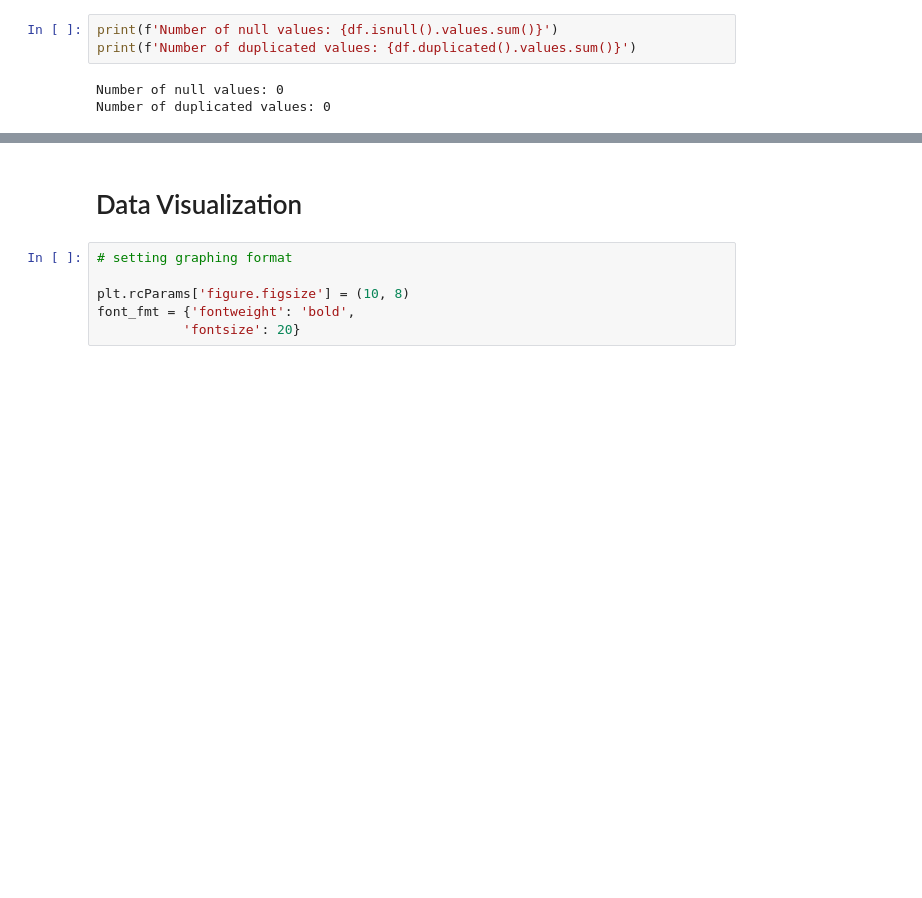
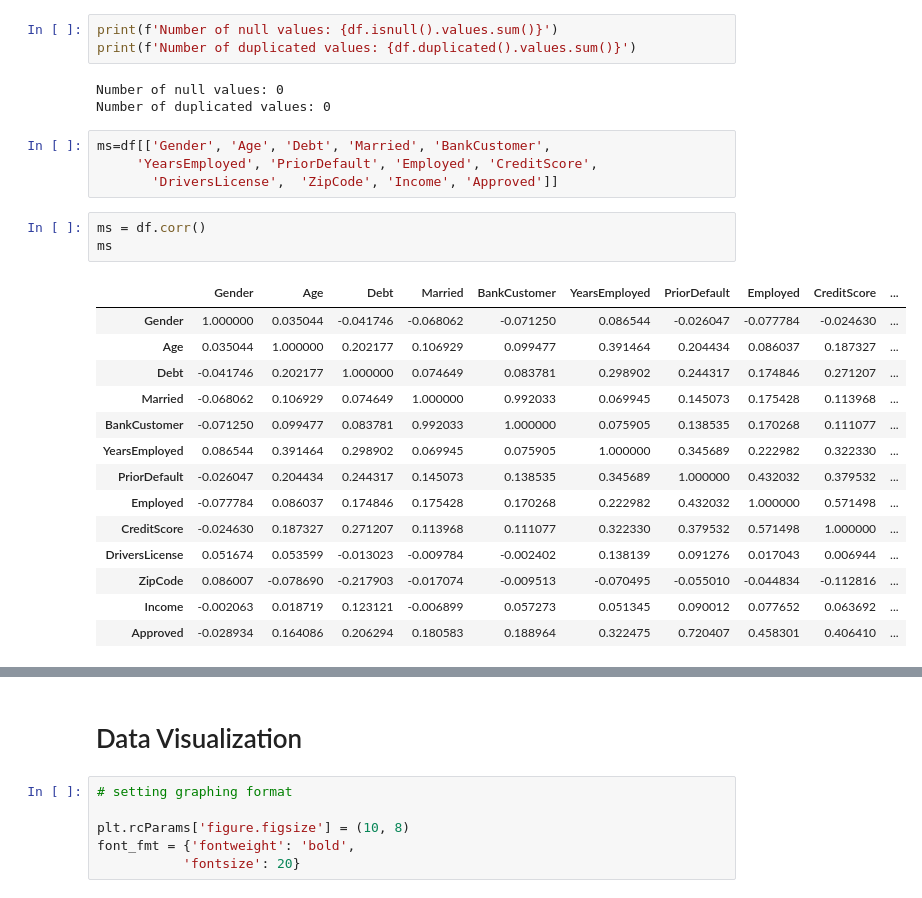
Before and after one commit to Jyotirmoy2/Creditcard_approval_prediction, a Jupyter notebook: final projct.ipynb, the cells around one changed output, grey strips where cells are left out. Drawn from its saved outputs; the diff is of its cells as text; blank space fills up the shorter version.

```diff
--- a/final projct.ipynb
+++ b/final projct.ipynb
@@ -108,3 +108,25 @@ print(f'Number of duplicated values: {df.duplicated().values.sum()}')
 # %% [output]
 Number of null values: 0
 Number of duplicated values: 0
+# %%
+ms=df[['Gender', 'Age', 'Debt', 'Married', 'BankCustomer',
+     'YearsEmployed', 'PriorDefault', 'Employed', 'CreditScore',
+       'DriversLicense',  'ZipCode', 'Income', 'Approved']]
+# %%
+ms = df.corr()
+ms
+# %% [output]
+|  | Gender | Age | Debt | Married | BankCustomer | YearsEmployed | PriorDefault | Employed | CreditScore | ... |
+| Gender | 1.000000 | 0.035044 | -0.041746 | -0.068062 | -0.071250 | 0.086544 | -0.026047 | -0.077784 | -0.024630 | ... |
+| Age | 0.035044 | 1.000000 | 0.202177 | 0.106929 | 0.099477 | 0.391464 | 0.204434 | 0.086037 | 0.187327 | ... |
+| Debt | -0.041746 | 0.202177 | 1.000000 | 0.074649 | 0.083781 | 0.298902 | 0.244317 | 0.174846 | 0.271207 | ... |
+| Married | -0.068062 | 0.106929 | 0.074649 | 1.000000 | 0.992033 | 0.069945 | 0.145073 | 0.175428 | 0.113968 | ... |
+| BankCustomer | -0.071250 | 0.099477 | 0.083781 | 0.992033 | 1.000000 | 0.075905 | 0.138535 | 0.170268 | 0.111077 | ... |
+| YearsEmployed | 0.086544 | 0.391464 | 0.298902 | 0.069945 | 0.075905 | 1.000000 | 0.345689 | 0.222982 | 0.322330 | ... |
+| PriorDefault | -0.026047 | 0.204434 | 0.244317 | 0.145073 | 0.138535 | 0.345689 | 1.000000 | 0.432032 | 0.379532 | ... |
+| Employed | -0.077784 | 0.086037 | 0.174846 | 0.175428 | 0.170268 | 0.222982 | 0.432032 | 1.000000 | 0.571498 | ... |
+| CreditScore | -0.024630 | 0.187327 | 0.271207 | 0.113968 | 0.111077 | 0.322330 | 0.379532 | 0.571498 | 1.000000 | ... |
+| DriversLicense | 0.051674 | 0.053599 | -0.013023 | -0.009784 | -0.002402 | 0.138139 | 0.091276 | 0.017043 | 0.006944 | ... |
+| ZipCode | 0.086007 | -0.078690 | -0.217903 | -0.017074 | -0.009513 | -0.070495 | -0.055010 | -0.044834 | -0.112816 | ... |
+| Income | -0.002063 | 0.018719 | 0.123121 | -0.006899 | 0.057273 | 0.051345 | 0.090012 | 0.077652 | 0.063692 | ... |
+| Approved | -0.028934 | 0.164086 | 0.206294 | 0.180583 | 0.188964 | 0.322475 | 0.720407 | 0.458301 | 0.406410 | ... |
```
Also changed, not shown: parts of 5 cells of this notebook.
